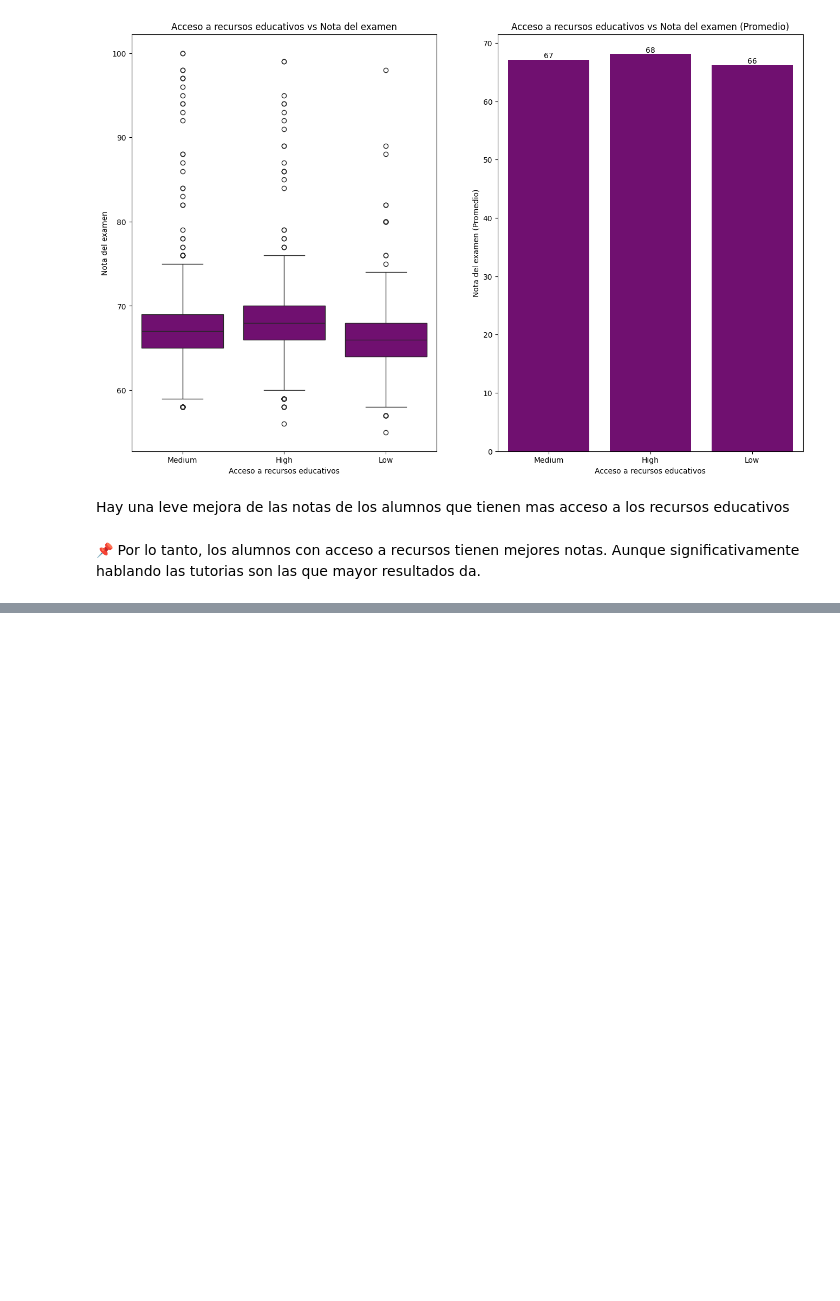
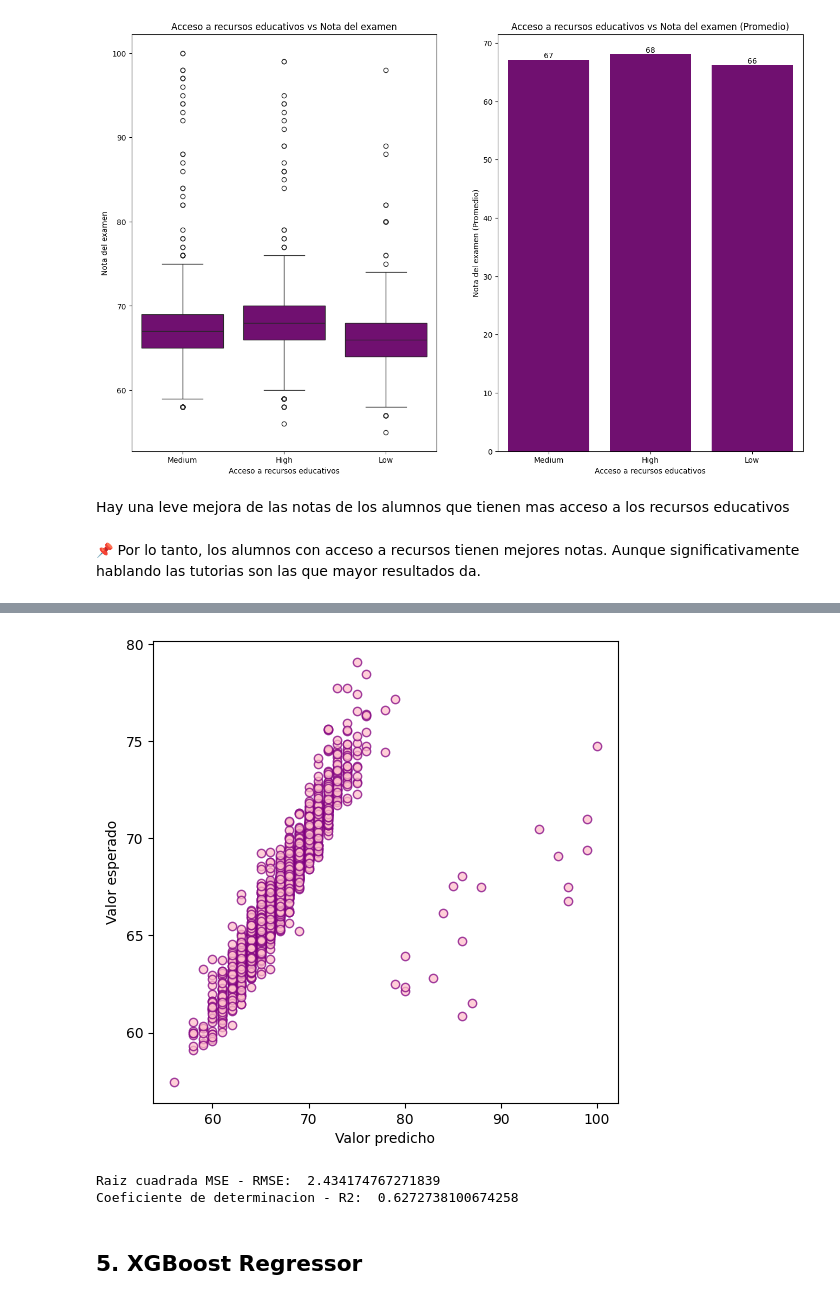
Before and after one commit to LuqGon/student_performance_factor-dsproject, a Jupyter notebook: student_performance_factors.ipynb, the cells around one changed output, grey strips where cells are left out. Drawn from its saved outputs; the diff is of its cells as text; code cells hidden in the pictures; blank space fills up the shorter version.

```diff
--- a/student_performance_factors.ipynb
+++ b/student_performance_factors.ipynb
@@ -745,0 +859,2 @@ Hay una leve mejora de las notas de los alumnos que tienen mas acceso a los recu
+# %%
+lgb_model = lgb.LGBMRegressor(random_state=42)
@@ -745,0 +865,20 @@ Hay una leve mejora de las notas de los alumnos que tienen mas acceso a los recu
+# %%
+y_pred_lgb = lgb_model.predict(x_test)
+# %%
+# grafico
+plt.figure(figsize=(6,6))
+plt.scatter(y_test,y_pred_lgb,alpha=0.75,color="pink" ,edgecolors="purple")
+plt.ylabel("Valor esperado")
+plt.xlabel("Valor predicho")
+plt.show()
+
+dict_rmse["LightGBM"] = np.sqrt(mean_squared_error(y_test, y_pred_lgb))
+dict_r2["LightGBM"] = lgb_model.score(x_test, y_test)
+print("Raiz cuadrada MSE - RMSE: ", dict_rmse["LightGBM"])
+print("Coeficiente de determinacion - R2: ", dict_r2["LightGBM"])
+# %% [output]
+[figure, added]
+Raiz cuadrada MSE - RMSE:  2.434174767271839
+Coeficiente de determinacion - R2:  0.6272738100674258
+# %% [markdown]
+## 5. XGBoost Regressor
```
Also changed, not shown: parts of 38 cells of this notebook.
